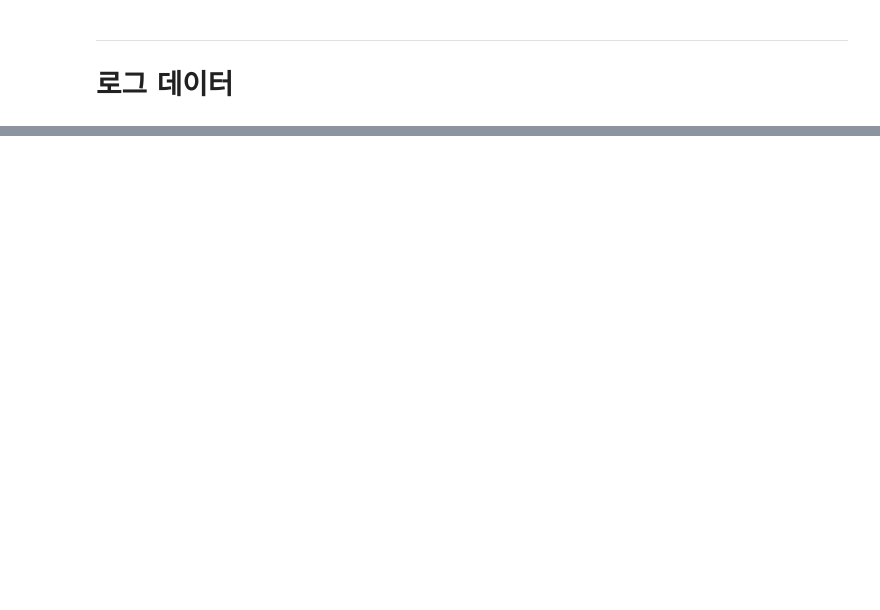
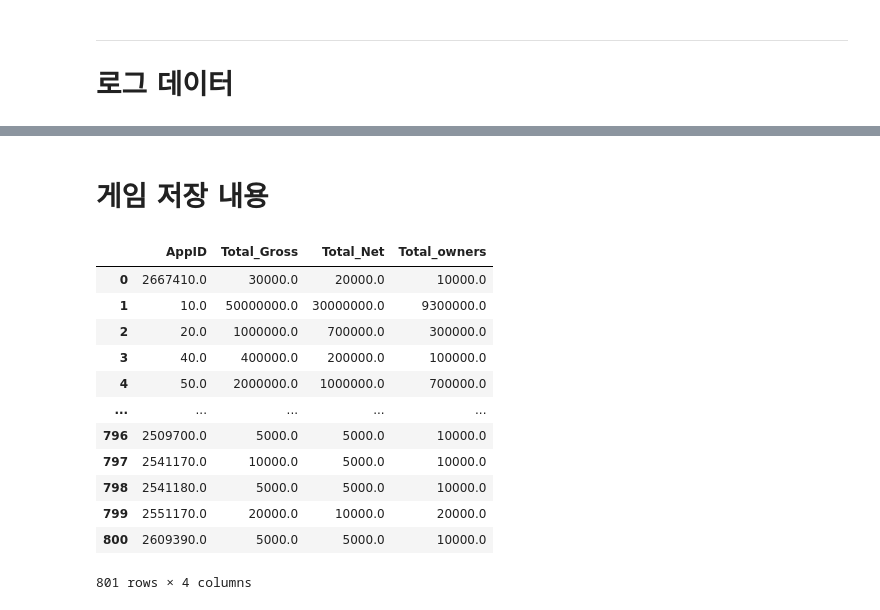
Before and after one commit to ReDocu/SingleProject, a Jupyter notebook: R_T01/process.ipynb, the cells around one changed output, grey strips where cells are left out. Cells and saved outputs as stored; diff of their text form; code cells hidden in the pictures; blank space fills up the shorter version.

```diff
--- a/R_T01/process.ipynb
+++ b/R_T01/process.ipynb
@@ -200,0 +347,27 @@ array(['10', '1001590', '1001880', '1004330', '1006880', '1007230',
+# %% [markdown]
+# 게임 저장 내용
+# %%
+account_df = pd.read_csv('static_data\game_account_info.csv')
+account_df = account_df.drop(['Unnamed: 0.1','Unnamed: 0'],axis=1)
+account_df
+
+game_info_df = pd.read_csv('static_data\game_info.csv')
+game_info_df = game_info_df.drop(['Unnamed: 0','Unnamed: 0.2'],axis=1)
+game_info_df
+
+df = pd.merge(game_info_df,account_df, on='AppID',how='left')
+df.to_csv('game_account_merge.csv')
+# %% [output]
+|  | AppID | Total_Gross | Total_Net | Total_owners |
+| 0 | 2667410.0 | 30000.0 | 20000.0 | 10000.0 |
+| 1 | 10.0 | 50000000.0 | 30000000.0 | 9300000.0 |
+| 2 | 20.0 | 1000000.0 | 700000.0 | 300000.0 |
+| 3 | 40.0 | 400000.0 | 200000.0 | 100000.0 |
+| 4 | 50.0 | 2000000.0 | 1000000.0 | 700000.0 |
+| ... | ... | ... | ... | ... |
+| 796 | 2509700.0 | 5000.0 | 5000.0 | 10000.0 |
+| 797 | 2541170.0 | 10000.0 | 5000.0 | 10000.0 |
+| 798 | 2541180.0 | 5000.0 | 5000.0 | 10000.0 |
+| 799 | 2551170.0 | 20000.0 | 10000.0 | 20000.0 |
+| 800 | 2609390.0 | 5000.0 | 5000.0 | 10000.0 |
+801 rows × 4 columns
```
Also changed, not shown: parts of 9 cells of this notebook, 8 other files.
